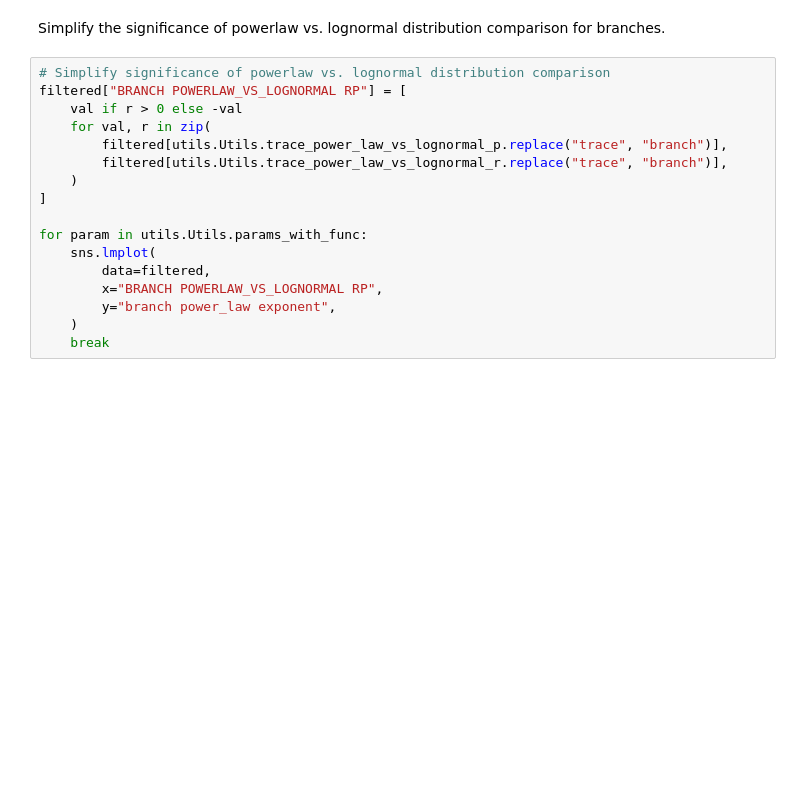
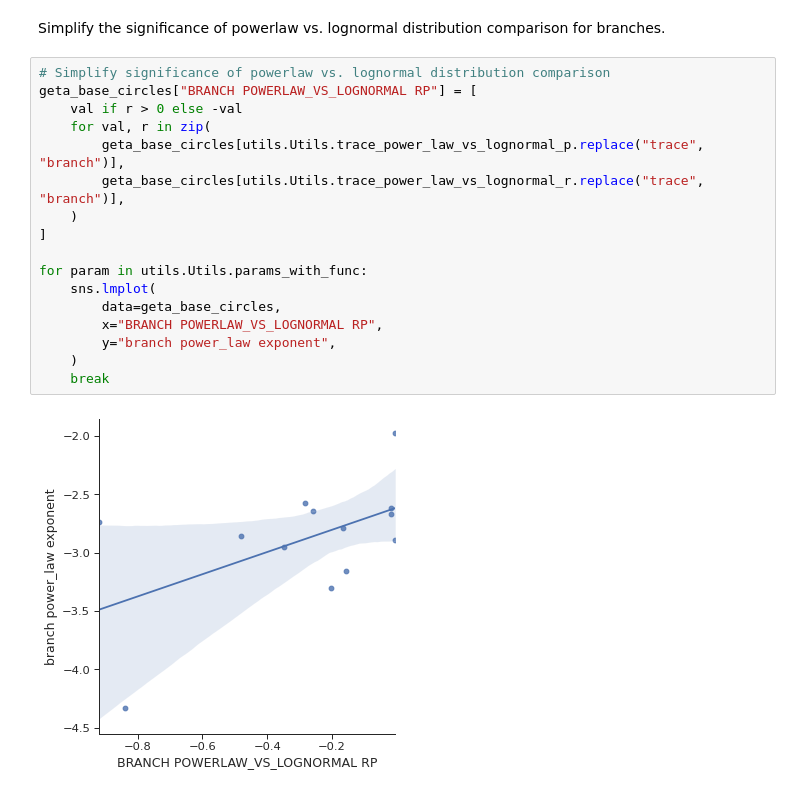
Before and after one commit to nialov/fractopo-subsampling, a Jupyter notebook: scripts_and_notebooks/notebooks/Base_Circle_Analysis_Figure_7.ipynb, the cells around one changed output. Cells and saved outputs as stored; diff of their text form; blank space fills up the shorter version.

```diff
--- a/scripts_and_notebooks/notebooks/Base_Circle_Analysis_Figure_7.ipynb
+++ b/scripts_and_notebooks/notebooks/Base_Circle_Analysis_Figure_7.ipynb
@@ -245,20 +259,22 @@ sns.lmplot(data=filtered, x="POWERLAW_VS_LOGNORMAL RP", y="trace power_law cut-o
 Simplify the significance of powerlaw vs. lognormal distribution comparison for branches.
 # %%
 # Simplify significance of powerlaw vs. lognormal distribution comparison
-filtered["BRANCH POWERLAW_VS_LOGNORMAL RP"] = [
+geta_base_circles["BRANCH POWERLAW_VS_LOGNORMAL RP"] = [
     val if r > 0 else -val
     for val, r in zip(
-        filtered[utils.Utils.trace_power_law_vs_lognormal_p.replace("trace", "branch")],
-        filtered[utils.Utils.trace_power_law_vs_lognormal_r.replace("trace", "branch")],
+        geta_base_circles[utils.Utils.trace_power_law_vs_lognormal_p.replace("trace", "branch")],
+        geta_base_circles[utils.Utils.trace_power_law_vs_lognormal_r.replace("trace", "branch")],
     )
 ]
 
 for param in utils.Utils.params_with_func:
     sns.lmplot(
-        data=filtered,
+        data=geta_base_circles,
         x="BRANCH POWERLAW_VS_LOGNORMAL RP",
         y="branch power_law exponent",
     )
     break
+# %% [output]
+[figure, added]
 # %%
 sns.lmplot(
```
Also changed, not shown: parts of 29 cells of this notebook, 4 other files.
